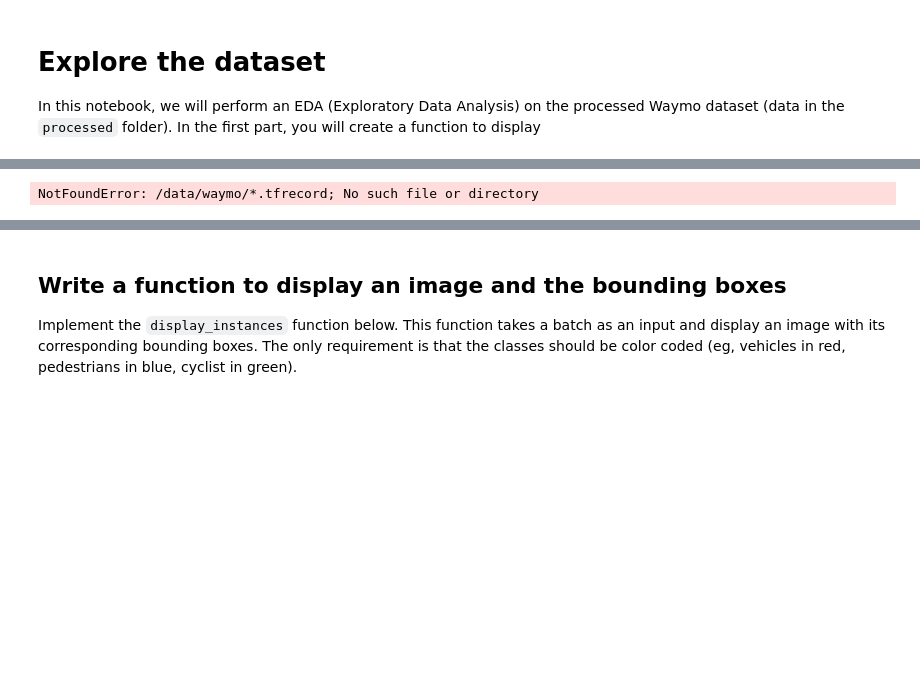
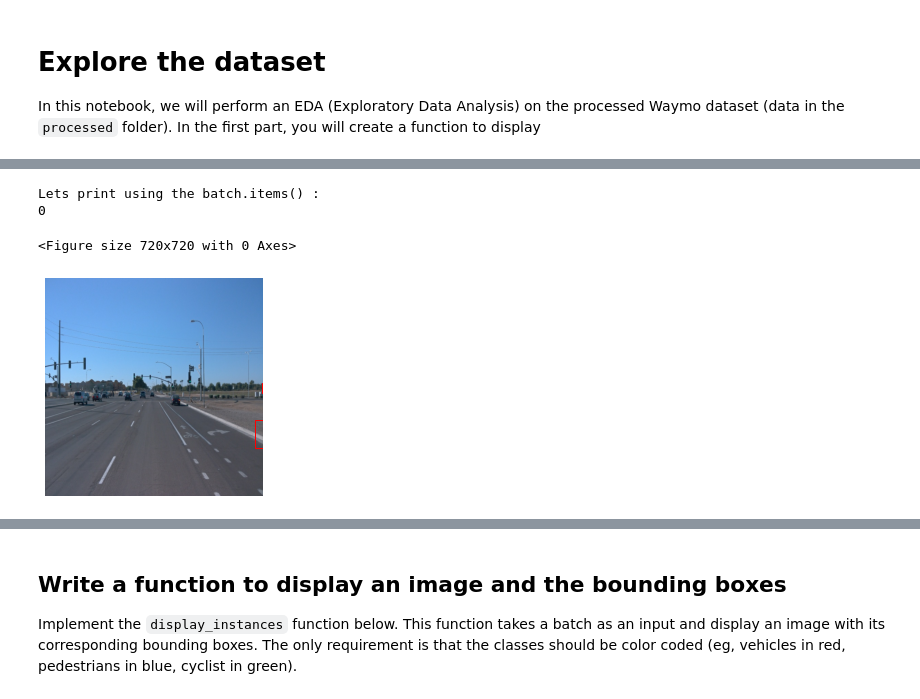
Before and after one commit to juliocslima/nd013-c1-vision-starter-main, a Jupyter notebook: Exploratory Data Analysis.ipynb, the cells around one changed output, grey strips where cells are left out. Saved outputs shown, nothing was run; the diff lists cells and outputs as text; code cells hidden in the pictures; blank space fills up the shorter version.

Commit message:
Exporatory Data Analysis rev01

```diff
--- a/Exploratory Data Analysis.ipynb
+++ b/Exploratory Data Analysis.ipynb
@@ -16,10 +55,69 @@ import tensorflow.compat.v1 as tf
+# %%
+for coord, label in zip(batch["groundtruth_boxes"].numpy(), batch["groundtruth_classes"].numpy()):
+        ax.add_patch(patches.Rectangle(
+        xy=(label.box.center_x - 0.5 * image.shape[0],
+            label.box.center_y - 0.5 * image.shape[1]),
+        width=label.box.length,
+        height=label.box.width,
+        linewidth=1,
+        edgecolor='red',
+        facecolor='none'))
+# %%
+def display_image_test(batch, index):
+    print(index)
+    color_map = {1: 'red', 2: 'blue', 3: 'green', 4: 'black'}
+
+    _, ax = plt.subplots()
+    image = batch["image"].numpy()
+    ax.imshow(image)
+
+    for coord, label in zip(batch["groundtruth_boxes"].numpy(), batch["groundtruth_classes"].numpy()):
+        ax.add_patch(patches.Rectangle(
+            xy=(coord[0] * image.shape[0],
+                coord[1] * image.shape[1]),
+            width=(coord[3] - coord[1]) * image.shape[1],
+            height=(coord[2] - coord[0]) * image.shape[0],
+            linewidth=1,
+            edgecolor=color_map[label],
+            facecolor='none'))
+
+    plt.grid(False)
+    plt.axis('off')
+# %%
+print("Lets print using the batch.items() :")
+
+
+plt.figure(figsize=(10, 10))
+
+
+for index, batch in enumerate(dataset.shuffle(75, reshuffle_each_iteration=True).take(1)):
+    #for m1,m2 in batch.items():
+    #    print("{:20s}: {}".format(m1, m2))
+
+    display_image_test(batch, index)
+
+plt.show()
+# %% [output]
+Lets print using the batch.items() :
+0
+<Figure size 720x720 with 0 Axes>
+[figure, added]
 # %%
-filename = "/data/waymo/*.tfrecord"
-dataset = tf.data.TFRecordDataset(filename, compression_type='')
+# read files
+data_dir = '/data/waymo/'
 
-for data in dataset:
-    frame = open_dataset.Frame()
-    frame.ParseFromString(bytearray(data.numpy()))
-    break
+frame = []
+i = 0
+
+os.chdir(data_dir)
+
+for file in os.listdir():
+    if file.endswith('.tfrecord'):
+        file_path = f"{data_dir}{file}"
+
+        dataset = tf.data.TFRecordDataset(file_path, compression_type = '')
+
+        for data in dataset:
+            frame = open_dataset.Frame()
+            frame.ParseFromString(bytearray(data.numpy()))
+            break
-# %% [output]
-NotFoundError: /data/waymo/*.tfrecord; No such file or directory
```
Also changed, not shown: parts of 9 cells of this notebook.
